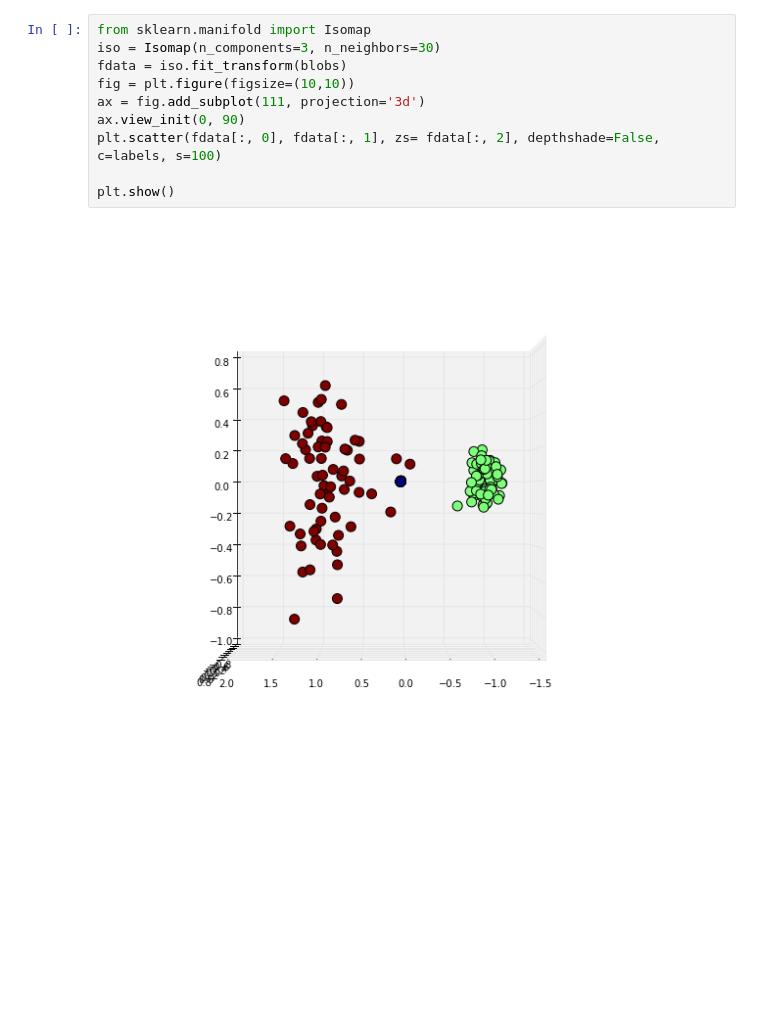
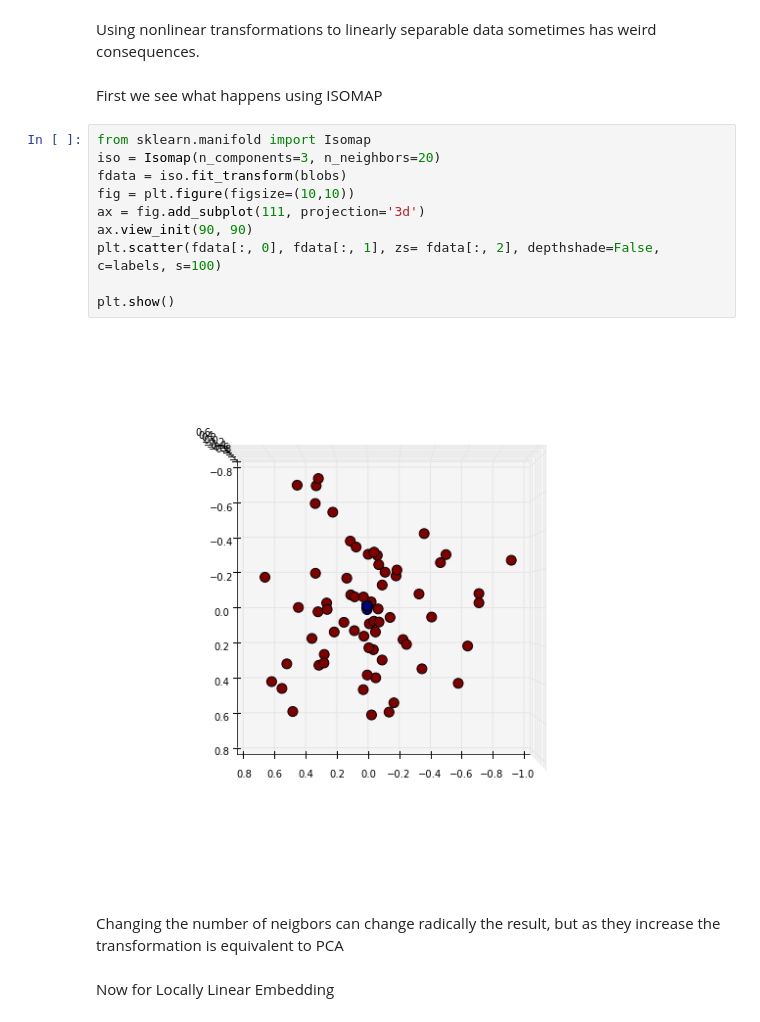
Before and after one commit to bejar/AMLTNotebooks, a Jupyter notebook: Notebooks/DimReductionEx.ipynb, the cells around one changed output. Drawn from its saved outputs; the diff is of its cells as text; blank space fills up the shorter version.

```diff
--- a/Notebooks/DimReductionEx.ipynb
+++ b/Notebooks/DimReductionEx.ipynb
@@ -48,14 +59,22 @@ plt.show()
+# %% [markdown]
+Using nonlinear transformations to linearly separable data sometimes has weird consequences.
+# %% [markdown]
+First we see what happens using ISOMAP
 # %%
 from sklearn.manifold import Isomap
-iso = Isomap(n_components=3, n_neighbors=30)
+iso = Isomap(n_components=3, n_neighbors=20)
 fdata = iso.fit_transform(blobs)
 fig = plt.figure(figsize=(10,10))
 ax = fig.add_subplot(111, projection='3d')
-ax.view_init(0, 90)
+ax.view_init(90, 90)
 plt.scatter(fdata[:, 0], fdata[:, 1], zs= fdata[:, 2], depthshade=False, c=labels, s=100)
 
 plt.show()
 # %% [output]
-[figure, old version]
+[figure, new version]
+# %% [markdown]
+Changing the number of neigbors can change radically the result, but as they increase the transformation is equivalent to PCA
+# %% [markdown]
+Now for Locally Linear Embedding
 # %%
 from sklearn.manifold import LocallyLinearEmbedding
```
Also changed, not shown: parts of 24 cells of this notebook, 5 other files.
